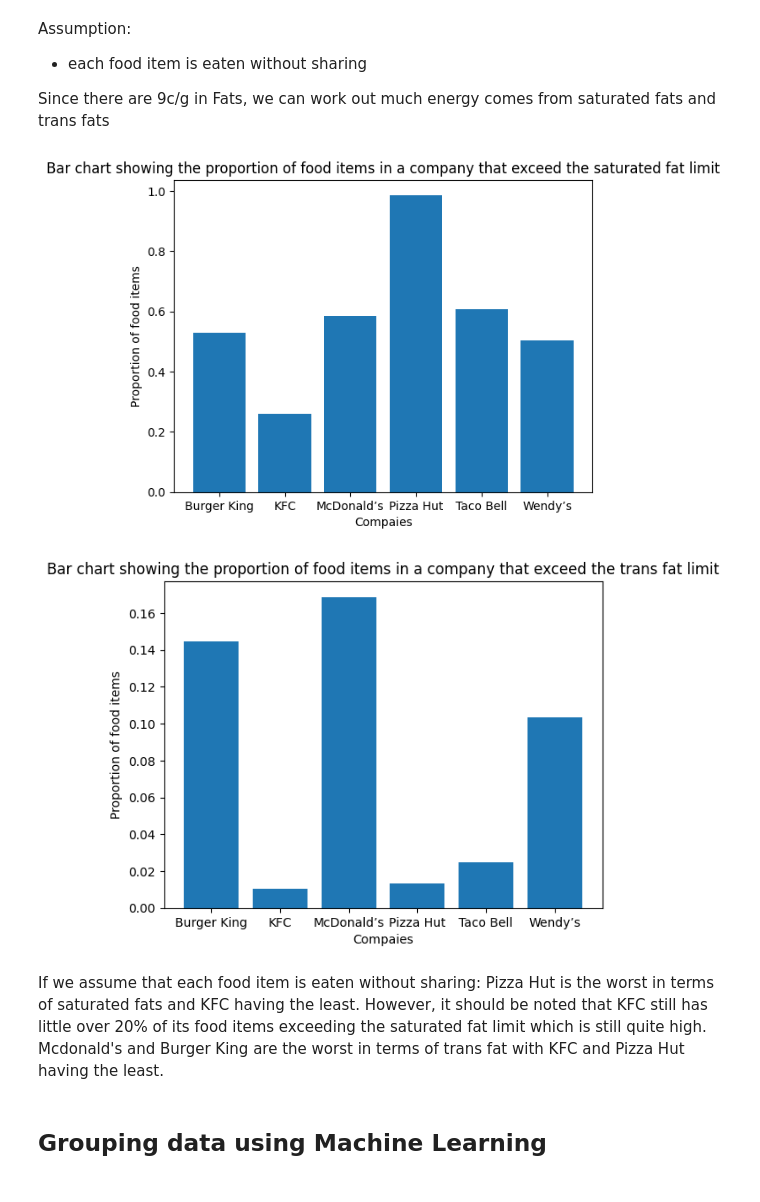
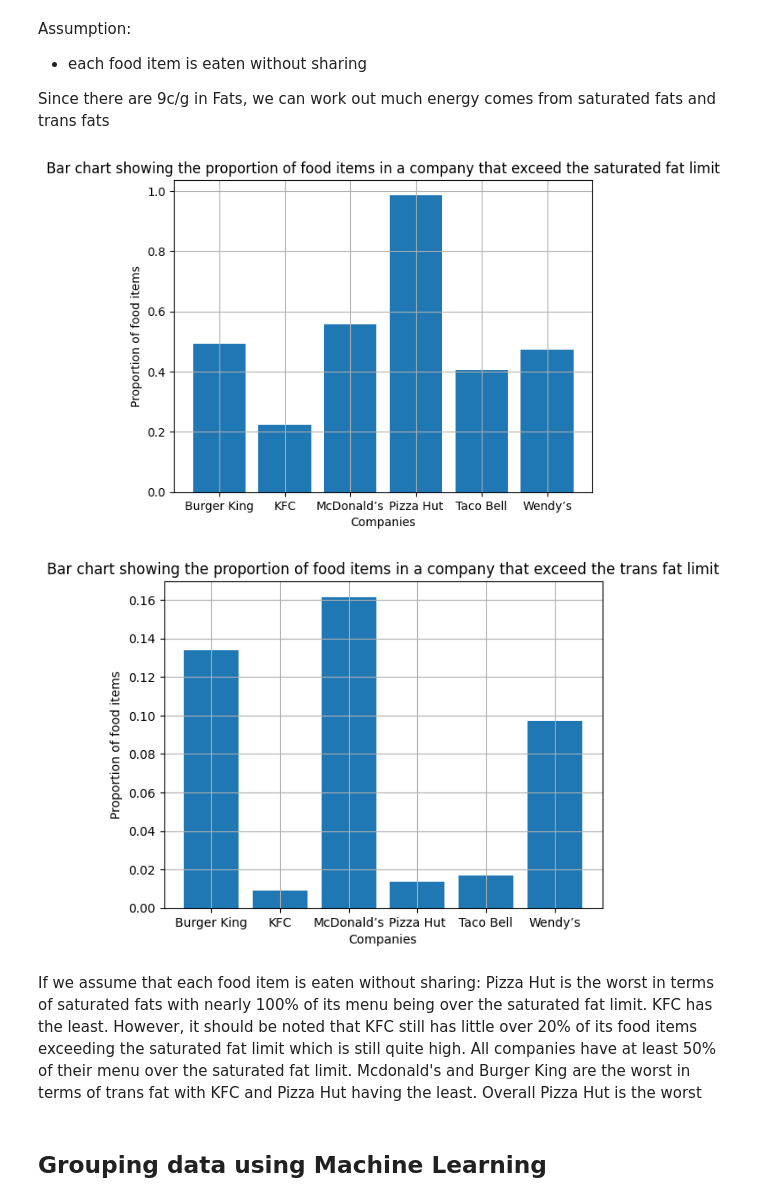
Before and after one commit to Sourov786/Fast_Food_Analysis, a Jupyter notebook: Fast_Food_Analysis.ipynb, the cells around one changed output. Drawn from its saved outputs; the diff is of its cells as text; code cells hidden in the pictures.

Commit message:
added assumption and more eda plots

```diff
--- a/Fast_Food_Analysis.ipynb
+++ b/Fast_Food_Analysis.ipynb
@@ -214,35 +258,45 @@ Assumption:
 
 Since there are 9c/g in Fats, we can work out much energy comes from saturated fats and trans fats
 # %%
+tf_lim = []
 sf_lim = []
+sf_or_tf_lim = []
 for company in companies:
-    # we want to filter the items that exceed the saturated fat limit
-    sf_filt = (9*df[df["Company"] == company]["Saturated Fat(g)"])/(df[df["Company"] == company]["Calories"])
-    sf_lim.append(sf_filt[sf_filt>0.1].count()/sf_filt.count())
+    count = df[df["Company"] == company].shape[0] #num of menu items
 
-tf_lim = []
-for company in companies:
-    # we want to filter the items that exceed the trans fat limit
-    tf_filt = (9*df[df["Company"] == company]["Trans Fat(g)"])/(df[df["Company"] == company]["Calories"])
-    tf_lim.append(tf_filt[tf_filt>0.01].count()/tf_filt.count())
+    # caclulate the proportion of energy from saturated fat
+    sf_calc = (9*df[df["Company"] == company]["Saturated Fat(g)"])/(df[df["Company"] == company]["Calories"])
+
+    # filter only the ones that exceed 10%
+    sf_filt = sf_calc[sf_calc>0.1]
+    sf_lim.append(sf_filt.count()/count) #also find the proportion of the menu that contain these
+
+    # caclulate the proportion of energy from trans fat
+    tf_calc = (9*df[df["Company"] == company]["Trans Fat(g)"])/(df[df["Company"] == company]["Calories"])
+
+    # filter only the ones that exceed 1%
+    tf_filt = tf_calc[tf_calc>0.01]
+    tf_lim.append(tf_filt.count()/count)
 
 plt.title("Bar chart showing the proportion of food items in a company that exceed the saturated fat limit")
-plt.xlabel("Compaies")
+plt.xlabel("Companies")
 plt.ylabel("Proportion of food items")
+plt.grid(True)
 plt.bar(companies, sf_lim)
 plt.show()
 plt.title("Bar chart showing the proportion of food items in a company that exceed the trans fat limit")
-plt.xlabel("Compaies")
+plt.xlabel("Companies")
 plt.ylabel("Proportion of food items")
+plt.grid(True)
 plt.bar(companies, tf_lim)
 plt.show()
 # %% [output]
-[figure, old version]
+[figure, new version]
-[figure, old version]
+[figure, new version]
 # %% [markdown]
 If we assume that each food item is eaten without sharing:
-Pizza Hut is the worst in terms of saturated fats and KFC having the least. However, it should be noted that KFC still has little over 20% of its food items exceeding the saturated fat limit which is still quite high.
-Mcdonald's and Burger King are the worst in terms of trans fat with KFC and Pizza Hut having the least.
+Pizza Hut is the worst in terms of saturated fats with nearly 100% of its menu being over the saturated fat limit. KFC has the least. However, it should be noted that KFC still has little over 20% of its food items exceeding the saturated fat limit which is still quite high. All companies have at least 50% of their menu over the saturated fat limit.
+Mcdonald's and Burger King are the worst in terms of trans fat with KFC and Pizza Hut having the least. Overall Pizza Hut is the worst
 # %% [markdown]
 ## Grouping data using Machine Learning
 # %% [markdown]
```
Also changed, not shown: parts of 17 cells of this notebook.
